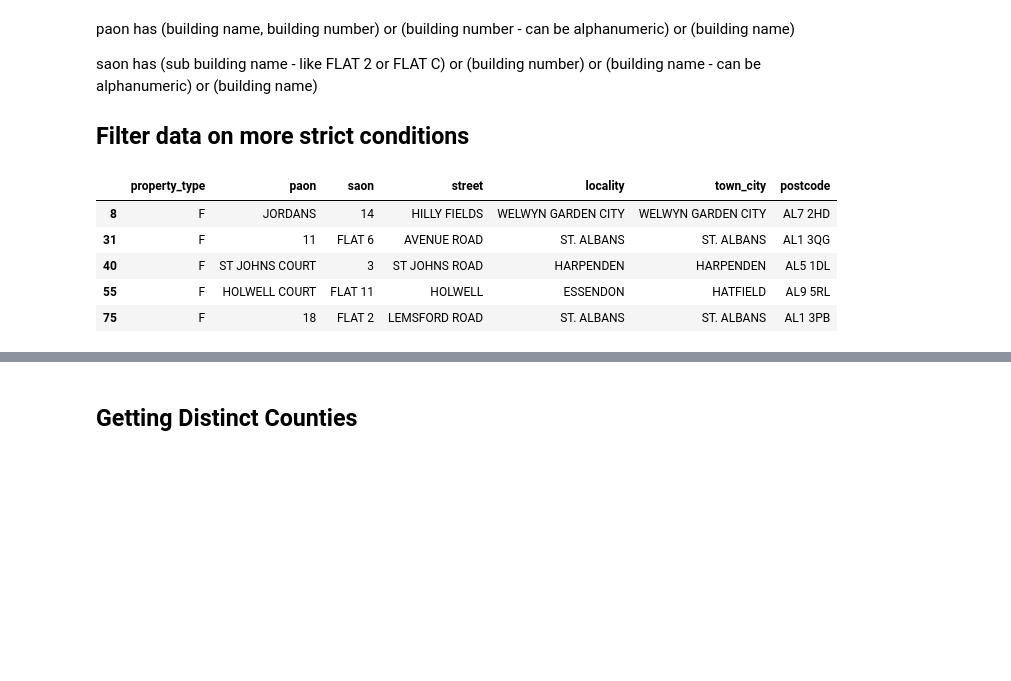
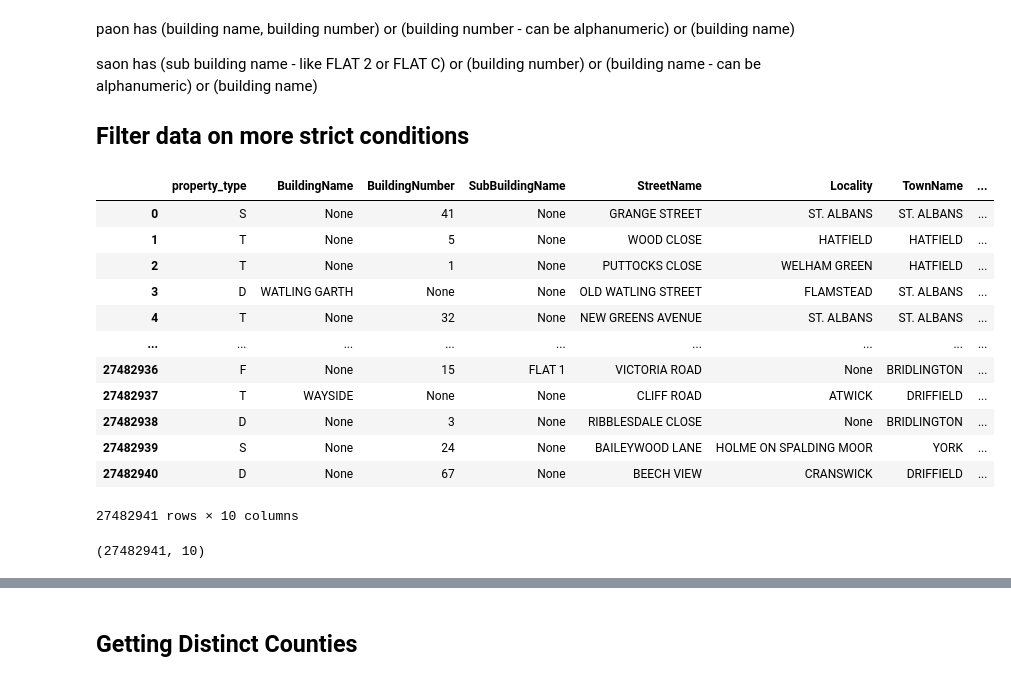
Before and after one commit to reachusama/glos-housing-analysis, a Jupyter notebook: machine_learning/address_parser/notebooks/address_analysis.ipynb, the cells around one changed output, grey strips where cells are left out. Cells and saved outputs as stored; diff of their text form; code cells hidden in the pictures; blank space fills up the shorter version.

```diff
--- a/machine_learning/address_parser/notebooks/address_analysis.ipynb
+++ b/machine_learning/address_parser/notebooks/address_analysis.ipynb
@@ -195,13 +179,21 @@ FROM cohort;
 """
 # %%
 df = con.execute(sql).fetchdf()
-df
+# %% [output]
+|  | property_type | BuildingName | BuildingNumber | SubBuildingName | StreetName | Locality | TownName | ... |
+| 0 | S | None | 41 | None | GRANGE STREET | ST. ALBANS | ST. ALBANS | ... |
+| 1 | T | None | 5 | None | WOOD CLOSE | HATFIELD | HATFIELD | ... |
+| 2 | T | None | 1 | None | PUTTOCKS CLOSE | WELHAM GREEN | HATFIELD | ... |
+| 3 | D | WATLING GARTH | None | None | OLD WATLING STREET | FLAMSTEAD | ST. ALBANS | ... |
+| 4 | T | None | 32 | None | NEW GREENS AVENUE | ST. ALBANS | ST. ALBANS | ... |
+| ... | ... | ... | ... | ... | ... | ... | ... | ... |
+| 27482936 | F | None | 15 | FLAT 1 | VICTORIA ROAD | None | BRIDLINGTON | ... |
+| 27482937 | T | WAYSIDE | None | None | CLIFF ROAD | ATWICK | DRIFFIELD | ... |
+| 27482938 | D | None | 3 | None | RIBBLESDALE CLOSE | None | BRIDLINGTON | ... |
+| 27482939 | S | None | 24 | None | BAILEYWOOD LANE | HOLME ON SPALDING MOOR | YORK | ... |
+| 27482940 | D | None | 67 | None | BEECH VIEW | CRANSWICK | DRIFFIELD | ... |
+27482941 rows × 10 columns
-# %%
-df[df['property_type'] == 'F'].head()
-# %% [output]
-|  | property_type | paon | saon | street | locality | town_city | postcode |
-| 8 | F | JORDANS | 14 | HILLY FIELDS | WELWYN GARDEN CITY | WELWYN GARDEN CITY | AL7 2HD |
-| 31 | F | 11 | FLAT 6 | AVENUE ROAD | ST. ALBANS | ST. ALBANS | AL1 3QG |
-| 40 | F | ST JOHNS COURT | 3 | ST JOHNS ROAD | HARPENDEN | HARPENDEN | AL5 1DL |
-| 55 | F | HOLWELL COURT | FLAT 11 | HOLWELL | ESSENDON | HATFIELD | AL9 5RL |
-| 75 | F | 18 | FLAT 2 | LEMSFORD ROAD | ST. ALBANS | ST. ALBANS | AL1 3PB |
+# %%
+df.shape
+# %% [output]
+(27482941, 10)
```
Also changed, not shown: parts of 36 cells of this notebook, 7 other files.
